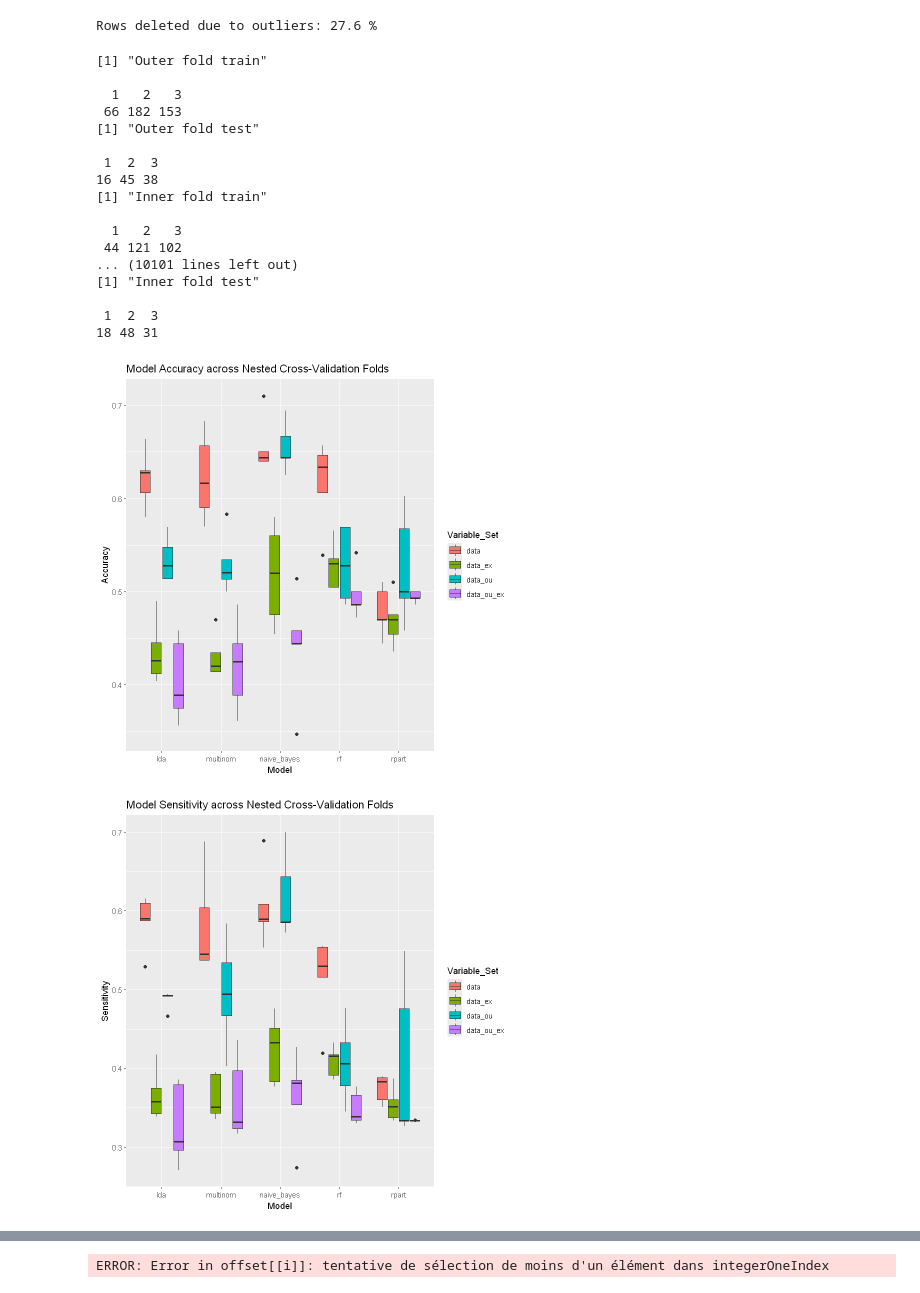
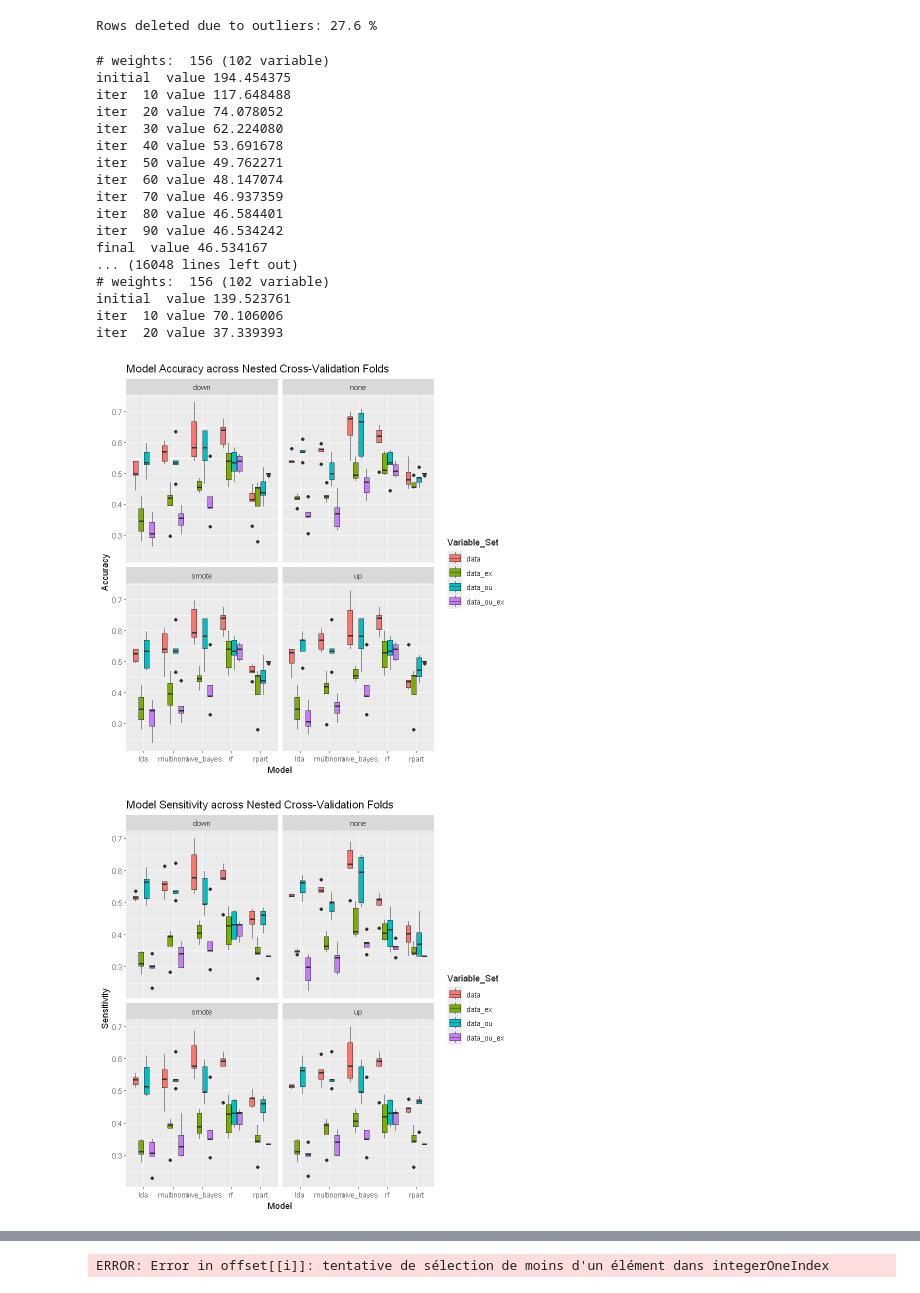
Before and after one commit to TobiasInfo/UTC_SY19, a Jupyter notebook: classification.ipynb, the cells around one changed output, grey strips where cells are left out. Saved outputs shown, nothing was run; the diff lists cells and outputs as text; code cells hidden in the pictures.

```diff
--- a/classification.ipynb
+++ b/classification.ipynb
@@ -238,21 +173,21 @@ for (method in classification_methods) {
                        "data_ou" = data_outlier,
                        "data_ou_ex" = data_outlier_excluded)
 
-    for (sampling_method in sampling_methods) {
-      sampled_data_set <- sample_data(data_set, method = sampling_method)
+    for (outer_fold in 1:outer_folds) {
+      outer_train_index <- createFolds(data_set$y, k = outer_folds, list = TRUE, returnTrain = TRUE)[[outer_fold]]
+      outer_train_data <- data_set[outer_train_index, ]
+      outer_test_data <- data_set[-outer_train_index, ]
 
-      for (outer_fold in 1:outer_folds) {
-        outer_train_index <- createFolds(sampled_data_set$y, k = outer_folds, list = TRUE, returnTrain = TRUE)[[outer_fold]]
-        outer_train_data <- sampled_data_set[outer_train_index, ]
-        outer_test_data <- sampled_data_set[-outer_train_index, ]
+      best_inner_model <- NULL
+      best_inner_accuracy <- 0
 
-        best_inner_model <- NULL
-        best_inner_accuracy <- 0
+      for (sampling_method in sampling_methods) {
+        sampled_outer_train_data <- sample_data(outer_train_data, method = sampling_method)
 
         for (inner_fold in 1:inner_folds) {
-          inner_train_index <- createFolds(outer_train_data$y, k = inner_folds, list = TRUE, returnTrain = TRUE)[[inner_fold]]
-          inner_train_data <- outer_train_data[inner_train_index, ]
-          inner_val_data <- outer_train_data[-inner_train_index, ]
+          inner_train_index <- createFolds(sampled_outer_train_data$y, k = inner_folds, list = TRUE, returnTrain = TRUE)[[inner_fold]]
+          inner_train_data <- sampled_outer_train_data[inner_train_index, ]
+          inner_val_data <- sampled_outer_train_data[-inner_train_index, ]
 
           model <- train(y ~ ., data = inner_train_data, method = method, trControl = trainControl(method = "cv", number = inner_folds), metric = "Accuracy")
 
@@ -268,49 +203,49 @@ for (method in classification_methods) {
         outer_metrics <- evaluate_model(best_inner_model, outer_test_data, outer_test_data$y)
 
         results <- rbind(results, data.frame(Model = method, Variable_Set = variable_set, Sampling_Method = sampling_method, Fold = outer_fold,
                                              Accuracy = outer_metrics$Accuracy,
                                              Sensitivity = outer_metrics$Sensitivity,
                                              Specificity = outer_metrics$Specificity, row.names = NULL))
       }
     }
   }
 }
 
 # Plot results
 ggplot(results, aes(x = Model, y = Accuracy, fill = Variable_Set)) +
   geom_boxplot() +
   facet_wrap(~ Sampling_Method) +
   labs(title = "Model Accuracy across Nested Cross-Validation Folds",
        x = "Model", y = "Accuracy")
 
 ggplot(results, aes(x = Model, y = Sensitivity, fill = Variable_Set)) +
   geom_boxplot() +
   facet_wrap(~ Sampling_Method) +
   labs(title = "Model Sensitivity across Nested Cross-Validation Folds",
        x = "Model", y = "Sensitivity")
 
 ggplot(results, aes(x = Model, y = Specificity, fill = Variable_Set)) +
   geom_boxplot() +
   facet_wrap(~ Sampling_Method) +
   labs(title = "Model Specificity across Nested Cross-Validation Folds",
        x = "Model", y = "Specificity")
 # %% [output]
-[1] "Outer fold train"
-
-  1   2   3
- 66 182 153
-[1] "Outer fold test"
-
- 1  2  3
-16 45 38
-[1] "Inner fold train"
-
-  1   2   3
- 44 121 102
-... (10101 lines left out)
-[1] "Inner fold test"
-
- 1  2  3
-18 48 31
+# weights:  156 (102 variable)
+initial  value 194.454375
+iter  10 value 117.648488
+iter  20 value 74.078052
+iter  30 value 62.224080
+iter  40 value 53.691678
+iter  50 value 49.762271
+iter  60 value 48.147074
+iter  70 value 46.937359
+iter  80 value 46.584401
+iter  90 value 46.534242
+final  value 46.534167
+... (16048 lines left out)
+# weights:  156 (102 variable)
+initial  value 139.523761
+iter  10 value 70.106006
+iter  20 value 37.339393
-[figure, old version]
+[figure, new version]
-[figure, old version]
+[figure, new version]
```
Also changed, not shown: parts of 6 cells of this notebook.
